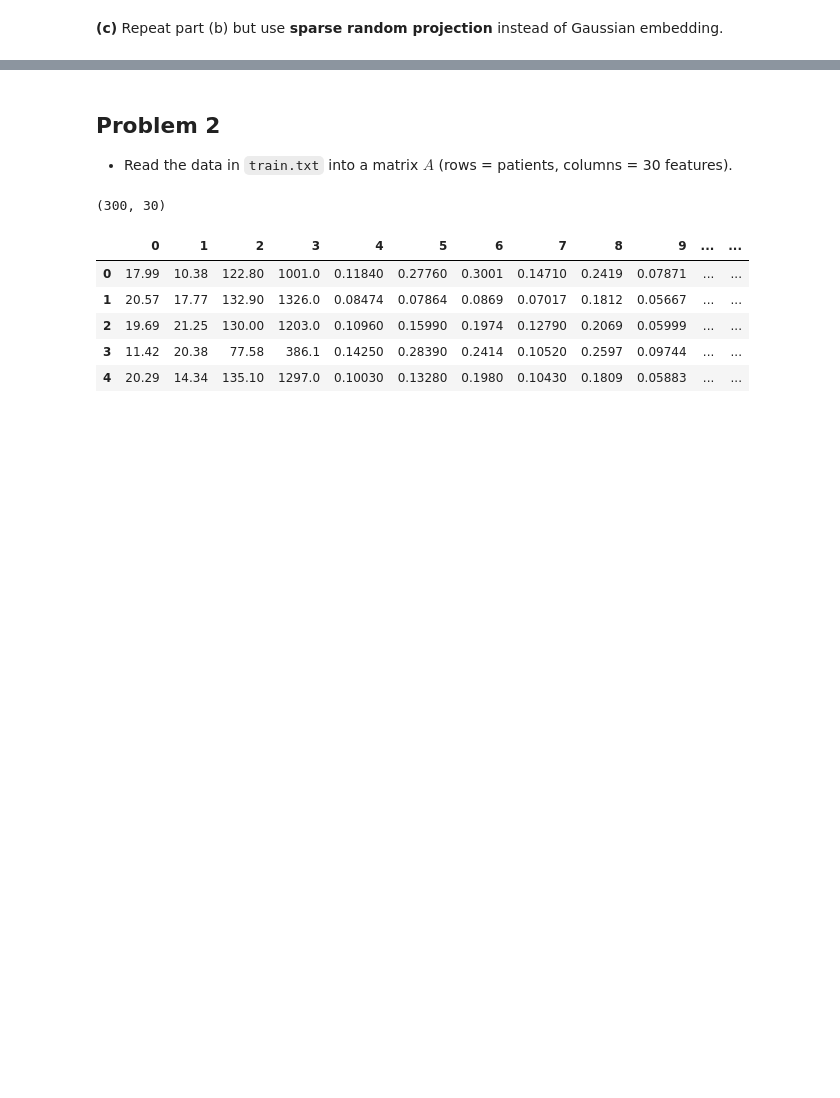
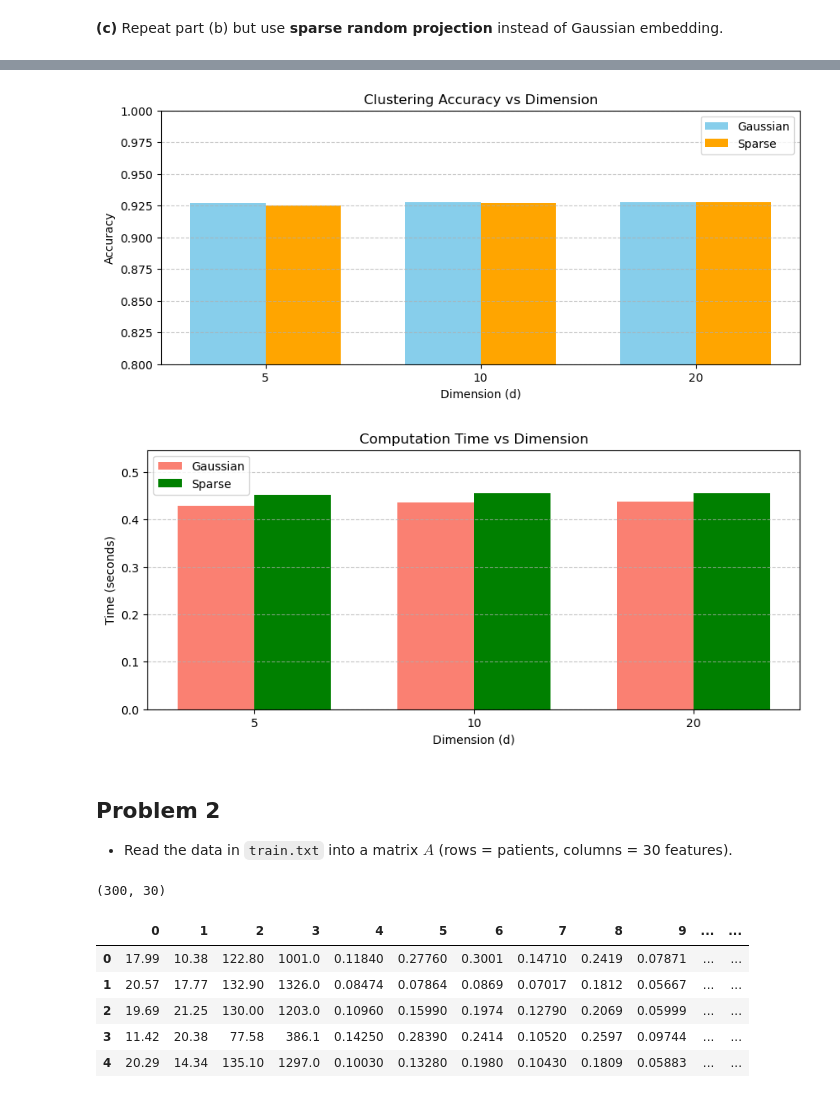
Before and after one commit to ddangman/Math425_Project1, a Jupyter notebook: project1_notebook.ipynb, the cells around one changed output, grey strips where cells are left out. Cells and saved outputs as stored; diff of their text form; code cells hidden in the pictures; blank space fills up the shorter version.

```diff
--- a/project1_notebook.ipynb
+++ b/project1_notebook.ipynb
@@ -51,3 +287,45 @@ Then use the validation data to assess clustering accuracy. You will need a sche
+# %%
+dims_list = list(results.keys())
+
+# Accuracy lists
+acc_gaussian = [results[d]["avg_accuracy"] for d in dims_list]
+acc_sparse   = [results_sparse[d]["avg_accuracy"] for d in dims_list]
+
+# Runtime lists
+time_gaussian = [results[d]["avg_time"] for d in dims_list]
+time_sparse   = [results_sparse[d]["avg_time"] for d in dims_list]
+
+x = np.arange(len(dims_list))  # x positions for groups
+width = 0.35  # width of bars
+
+# Accuracy comparison
+plt.figure(figsize=(10,4))
+plt.bar(x - width/2, acc_gaussian, width, label="Gaussian", color="skyblue")
+plt.bar(x + width/2, acc_sparse,   width, label="Sparse",   color="orange")
+plt.xticks(x, dims_list)
+plt.title("Clustering Accuracy vs Dimension")
+plt.xlabel("Dimension (d)")
+plt.ylabel("Accuracy")
+plt.ylim(0.8, 1.0)  # adjust as needed
+plt.grid(axis="y", linestyle="--", alpha=0.7)
+plt.legend()
+plt.show()
+
+# Runtime comparison
+plt.figure(figsize=(10,4))
+plt.bar(x - width/2, time_gaussian, width, label="Gaussian", color="salmon")
+plt.bar(x + width/2, time_sparse,   width, label="Sparse",   color="green")
+plt.xticks(x, dims_list)
+plt.title("Computation Time vs Dimension")
+plt.xlabel("Dimension (d)")
+plt.ylabel("Time (seconds)")
+plt.ylim(0, max(max(time_gaussian), max(time_sparse)) * 1.2)
+plt.grid(axis="y", linestyle="--", alpha=0.7)
+plt.legend()
+plt.show()
+# %% [output]
+[figure, added]
+[figure, added]
 # %% [markdown]
 ## Problem 2
 - Read the data in `train.txt` into a matrix $A$ (rows = patients, columns = 30 features).
```
Also changed, not shown: parts of 6 cells of this notebook.
